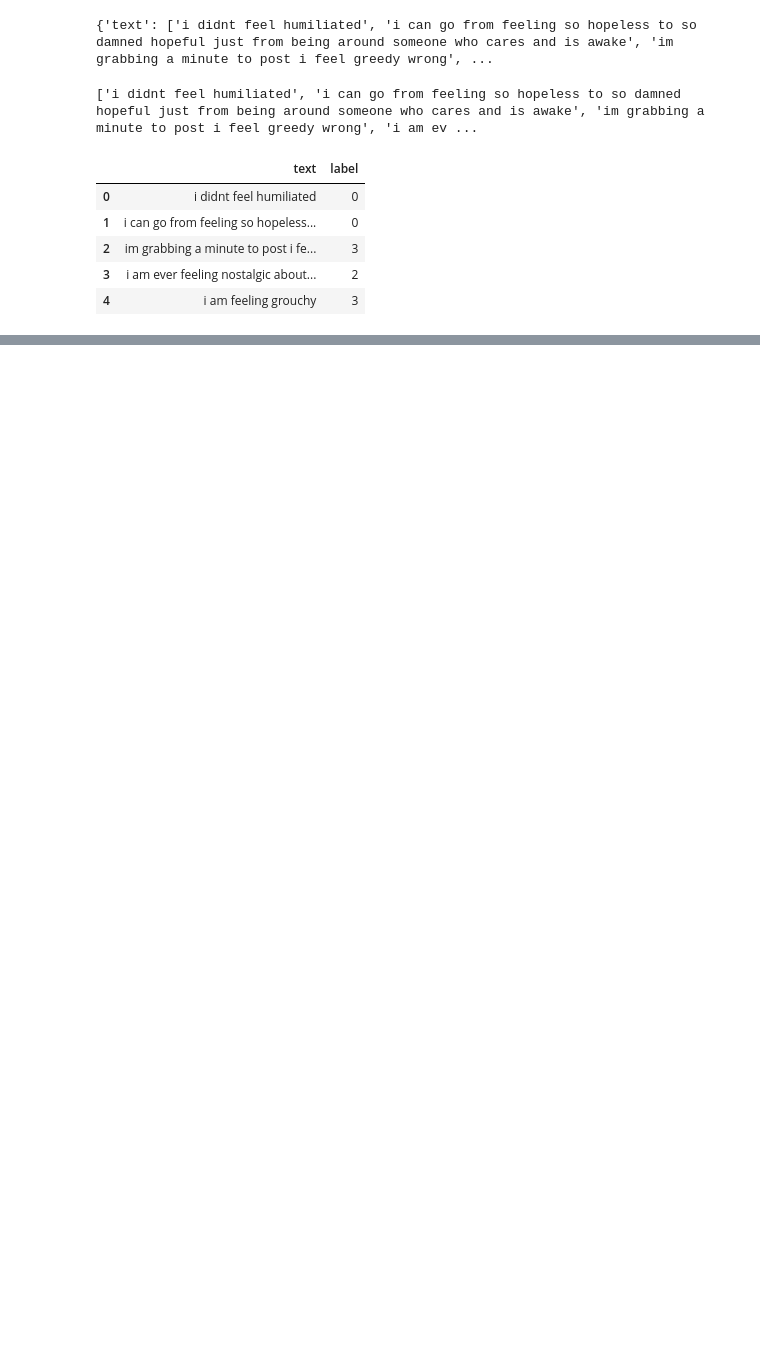
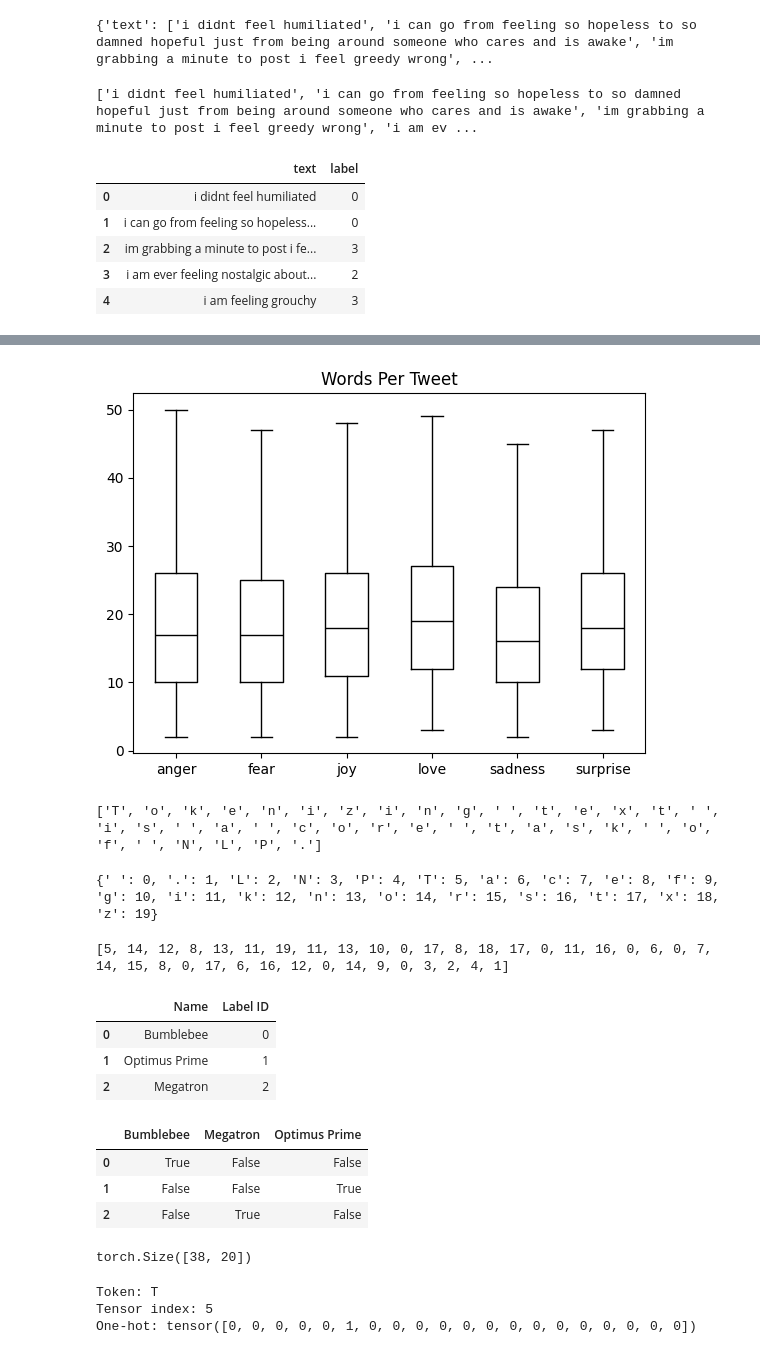
Before and after one commit to thereallexluttor/LLMS, a Jupyter notebook: chapter2.ipynb, the cells around one changed output, grey strips where cells are left out. Saved outputs shown, nothing was run; the diff lists cells and outputs as text; code cells hidden in the pictures; blank space fills up the shorter version.

```diff
--- a/chapter2.ipynb
+++ b/chapter2.ipynb
@@ -64,0 +95,9 @@ df.head()
+# %%
+df["Words Per Tweet"] = df["text"].str.split().apply(len)
+df.boxplot("Words Per Tweet", by="label_name", grid=False,
+          showfliers=False, color="black")
+plt.suptitle("")
+plt.xlabel("")
+plt.show()
+# %% [output]
+[figure, added]
@@ -64,0 +106,49 @@ df.head()
+# %%
+text = "Tokenizing text is a core task of NLP."
+tokenized_text = list(text)
+print(tokenized_text)
+# %% [output]
+['T', 'o', 'k', 'e', 'n', 'i', 'z', 'i', 'n', 'g', ' ', 't', 'e', 'x', 't', ' ', 'i', 's', ' ', 'a', ' ', 'c', 'o', 'r', 'e', ' ', 't', 'a', 's', 'k', ' ', 'o', 'f', ' ', 'N', 'L', 'P', '.']
+# %%
+token2idx = {ch: idx for idx, ch in enumerate(sorted(set(tokenized_text)))}
+print(token2idx)
+# %% [output]
+{' ': 0, '.': 1, 'L': 2, 'N': 3, 'P': 4, 'T': 5, 'a': 6, 'c': 7, 'e': 8, 'f': 9, 'g': 10, 'i': 11, 'k': 12, 'n': 13, 'o': 14, 'r': 15, 's': 16, 't': 17, 'x': 18, 'z': 19}
+# %%
+input_ids = [token2idx[token] for token in tokenized_text]
+print(input_ids)
+# %% [output]
+[5, 14, 12, 8, 13, 11, 19, 11, 13, 10, 0, 17, 8, 18, 17, 0, 11, 16, 0, 6, 0, 7, 14, 15, 8, 0, 17, 6, 16, 12, 0, 14, 9, 0, 3, 2, 4, 1]
+# %%
+import pandas as pd
+categorical_df = pd.DataFrame(
+    {"Name": ["Bumblebee", "Optimus Prime", "Megatron"], "Label ID": [0,1,2]})
+categorical_df
+# %% [output]
+|  | Name | Label ID |
+| 0 | Bumblebee | 0 |
+| 1 | Optimus Prime | 1 |
+| 2 | Megatron | 2 |
+# %%
+pd.get_dummies(categorical_df["Name"])
+# %% [output]
+|  | Bumblebee | Megatron | Optimus Prime |
+| 0 | True | False | False |
+| 1 | False | False | True |
+| 2 | False | True | False |
+# %%
+import torch
+import torch.nn.functional as F
+input_ids = torch.tensor(input_ids)
+one_hot_encodings = F.one_hot(input_ids, num_classes=len(token2idx))
+one_hot_encodings.shape
+# %% [output]
+torch.Size([38, 20])
+# %%
+print(f"Token: {tokenized_text[0]}")
+print(f"Tensor index: {input_ids[0]}")
+print(f"One-hot: {one_hot_encodings[0]}")
+# %% [output]
+Token: T
+Tensor index: 5
+One-hot: tensor([0, 0, 0, 0, 0, 1, 0, 0, 0, 0, 0, 0, 0, 0, 0, 0, 0, 0, 0, 0])
```
Also changed, not shown: parts of 24 cells of this notebook.
